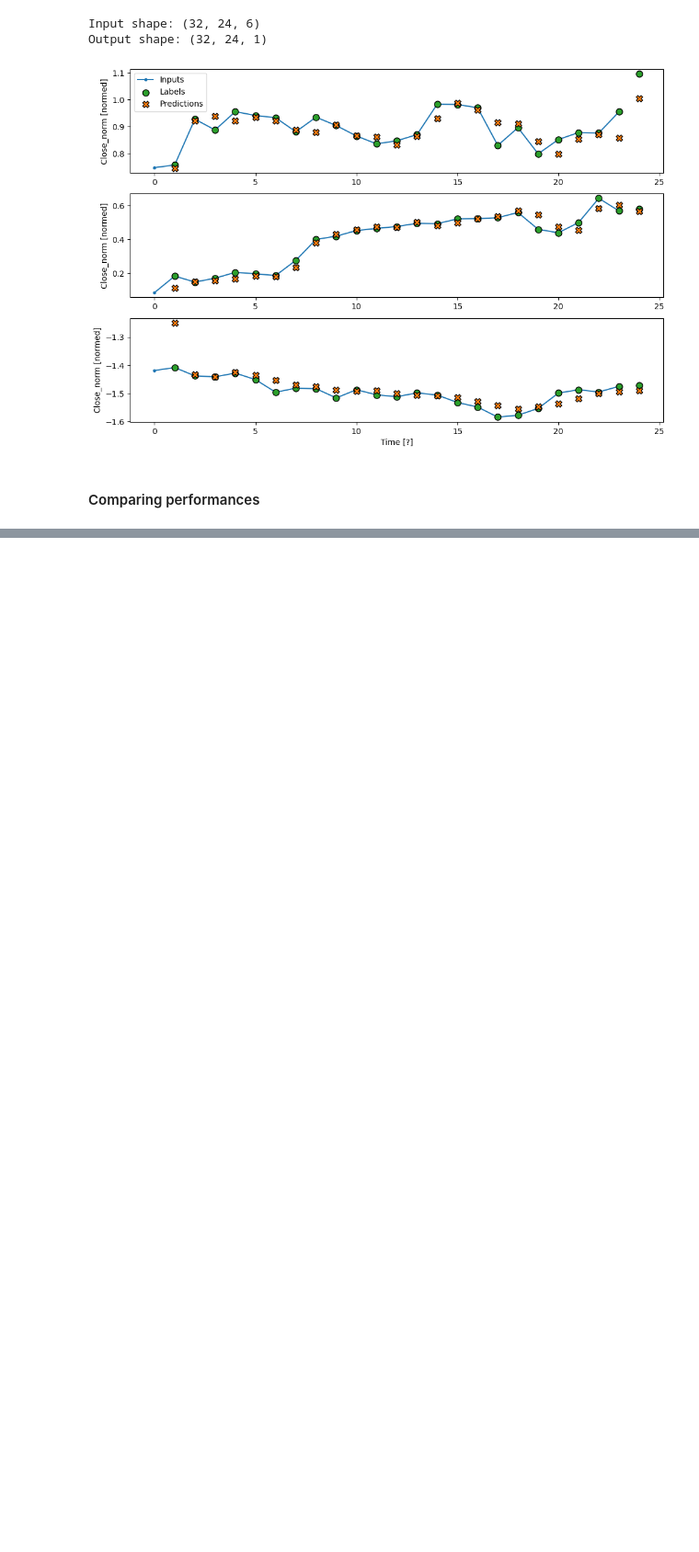
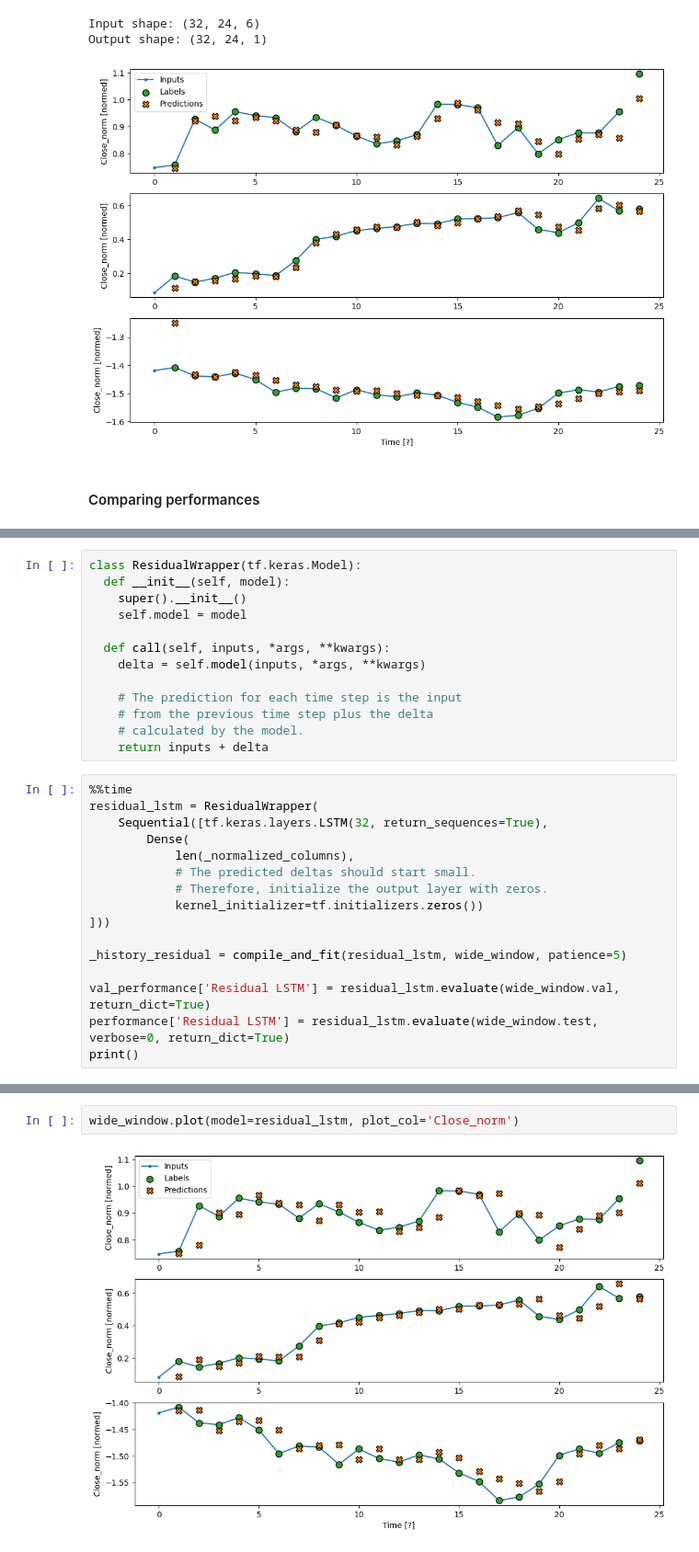
Before and after one commit to bakhshaei/StockPredictor, a Jupyter notebook: my_playground_2.ipynb, the cells around one changed output, grey strips where cells are left out. Shown at 92% size. Drawn from its saved outputs; the diff is of its cells as text; blank space fills up the shorter version.

```diff
--- a/my_playground_2.ipynb
+++ b/my_playground_2.ipynb
@@ -1020,0 +1036,29 @@ _ = plot.legend()
+# %%
+class ResidualWrapper(tf.keras.Model):
+  def __init__(self, model):
+    super().__init__()
+    self.model = model
+
+  def call(self, inputs, *args, **kwargs):
+    delta = self.model(inputs, *args, **kwargs)
+
+    # The prediction for each time step is the input
+    # from the previous time step plus the delta
+    # calculated by the model.
+    return inputs + delta
+# %%
+%%time
+residual_lstm = ResidualWrapper(
+    Sequential([tf.keras.layers.LSTM(32, return_sequences=True),
+        Dense(
+            len(_normalized_columns),
+            # The predicted deltas should start small.
+            # Therefore, initialize the output layer with zeros.
+            kernel_initializer=tf.initializers.zeros())
+]))
+
+_history_residual = compile_and_fit(residual_lstm, wide_window, patience=5)
+
+val_performance['Residual LSTM'] = residual_lstm.evaluate(wide_window.val, return_dict=True)
+performance['Residual LSTM'] = residual_lstm.evaluate(wide_window.test, verbose=0, return_dict=True)
+print()
@@ -1020,0 +1083,4 @@ _ = plot.legend()
+# %%
+wide_window.plot(model=residual_lstm, plot_col='Close_norm')
+# %% [output]
+[figure, added]
```
Also changed, not shown: parts of 16 cells of this notebook, 1 other file.
